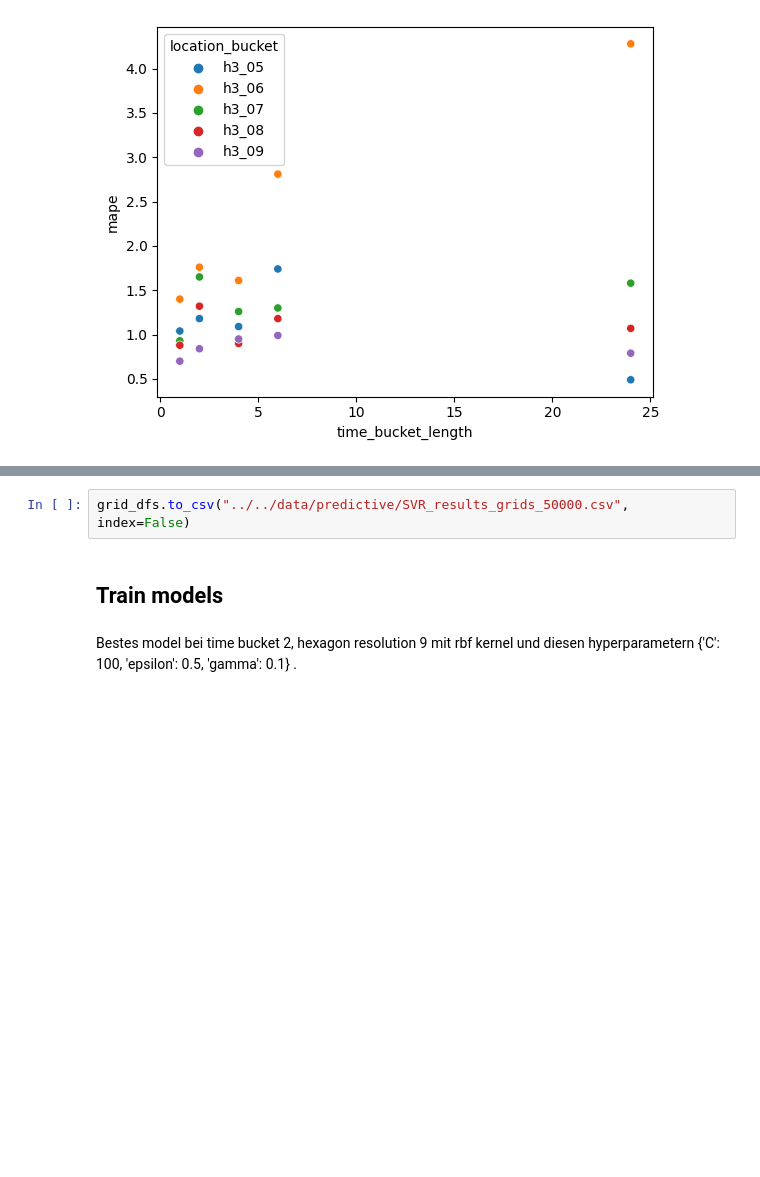
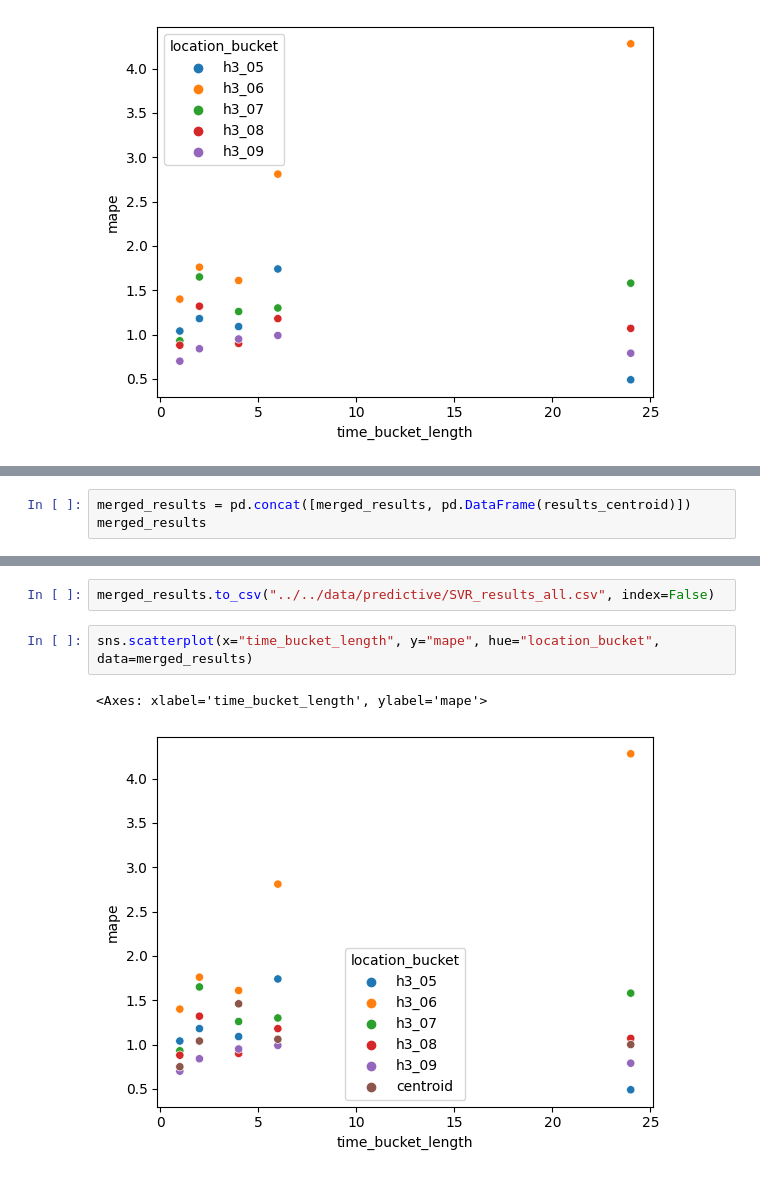
Before and after one commit to Jerematix/aaa, a Jupyter notebook: notebooks/4_predictive_analysis/01_SVM.ipynb, the cells around one changed output, grey strips where cells are left out. Cells and saved outputs as stored; diff of their text form; blank space fills up the shorter version.

Commit message:
update predictive modeling

```diff
--- a/notebooks/4_predictive_analysis/01_SVM.ipynb
+++ b/notebooks/4_predictive_analysis/01_SVM.ipynb
@@ -451,0 +461,3 @@ grid_dfs
+# %%
+merged_results = pd.concat([merged_results, pd.DataFrame(results_centroid)])
+merged_results
@@ -452,6 +482,7 @@ grid_dfs
 # %%
-grid_dfs.to_csv("../../data/predictive/SVR_results_grids_50000.csv", index=False)
+merged_results.to_csv("../../data/predictive/SVR_results_all.csv", index=False)
-# %% [markdown]
-## Train models
-# %% [markdown]
-Bestes model bei time bucket 2, hexagon resolution 9 mit rbf kernel und diesen hyperparametern {'C': 100, 'epsilon': 0.5, 'gamma': 0.1}	.
+# %%
+sns.scatterplot(x="time_bucket_length", y="mape", hue="location_bucket", data=merged_results)
+# %% [output]
+<Axes: xlabel='time_bucket_length', ylabel='mape'>
+[figure, added]
```
Also changed, not shown: parts of 22 cells of this notebook, 2 other files.
